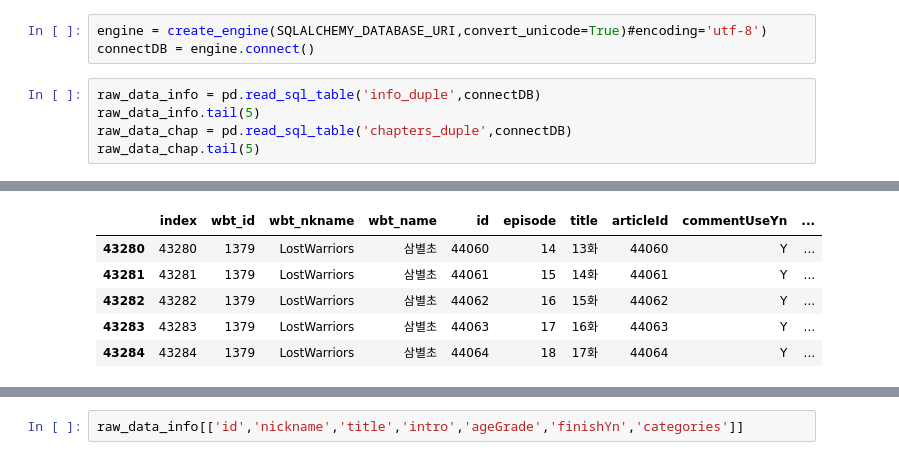
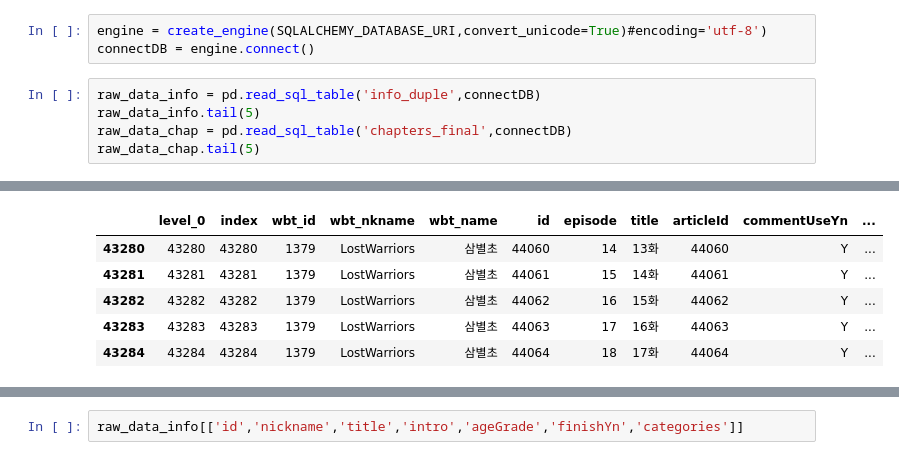
Before and after one commit to brightscannon/Webtoon_recommand_system, a Jupyter notebook: 1_Daum_EDA.ipynb, the cells around one changed output, grey strips where cells are left out. Saved outputs shown, nothing was run; the diff lists cells and outputs as text.

Commit message:
Add file : Daum_EDA - analyze some datas tid

```diff
--- a/1_Daum_EDA.ipynb
+++ b/1_Daum_EDA.ipynb
@@ -68,18 +68,18 @@ connectDB = engine.connect()
 # %%
 raw_data_info = pd.read_sql_table('info_duple',connectDB)
 raw_data_info.tail(5)
-raw_data_chap = pd.read_sql_table('chapters_duple',connectDB)
+raw_data_chap = pd.read_sql_table('chapters_final',connectDB)
 raw_data_chap.tail(5)
 # %% [output]
 |  | index | id | nickname | title | finishYn | ageGrade | restYn | dateCreated | isNew | averageScore | ... |
 | 761 | 761 | 1036 | ramyun | 군대라면 | Y | 0 | N | 20131126093011 | 0 | 4.999567 | ... |
 | 762 | 762 | 622 | Freestyle | 프리스타일 풋볼 | Y | 0 | N | 20101112104707 | 0 | 4.895753 | ... |
 | 763 | 763 | 1182 | deathsight | 죽음이 본다 | Y | 0 | N | 20150130142159 | 0 | 4.268535 | ... |
 | 764 | 764 | 777 | guanghaistory2 | 광해이야기2 | Y | 0 | N | 20110906135433 | 0 | 3.632224 | ... |
 | 765 | 765 | 1222 | gochoo | 여기 고수 추가요! | Y | 0 | N | 20150703094553 | 0 | 3.404768 | ... |
-|  | index | wbt_id | wbt_nkname | wbt_name | id | episode | title | articleId | commentUseYn | ... |
-| 43280 | 43280 | 1379 | LostWarriors | 삼별초 | 44060 | 14 | 13화 | 44060 | Y | ... |
-| 43281 | 43281 | 1379 | LostWarriors | 삼별초 | 44061 | 15 | 14화 | 44061 | Y | ... |
-| 43282 | 43282 | 1379 | LostWarriors | 삼별초 | 44062 | 16 | 15화 | 44062 | Y | ... |
-| 43283 | 43283 | 1379 | LostWarriors | 삼별초 | 44063 | 17 | 16화 | 44063 | Y | ... |
-| 43284 | 43284 | 1379 | LostWarriors | 삼별초 | 44064 | 18 | 17화 | 44064 | Y | ... |
+|  | level_0 | index | wbt_id | wbt_nkname | wbt_name | id | episode | title | articleId | commentUseYn | ... |
+| 43280 | 43280 | 43280 | 1379 | LostWarriors | 삼별초 | 44060 | 14 | 13화 | 44060 | Y | ... |
+| 43281 | 43281 | 43281 | 1379 | LostWarriors | 삼별초 | 44061 | 15 | 14화 | 44061 | Y | ... |
+| 43282 | 43282 | 43282 | 1379 | LostWarriors | 삼별초 | 44062 | 16 | 15화 | 44062 | Y | ... |
+| 43283 | 43283 | 43283 | 1379 | LostWarriors | 삼별초 | 44063 | 17 | 16화 | 44063 | Y | ... |
+| 43284 | 43284 | 43284 | 1379 | LostWarriors | 삼별초 | 44064 | 18 | 17화 | 44064 | Y | ... |
```
Also changed, not shown: parts of 39 cells of this notebook, 2 other files.
